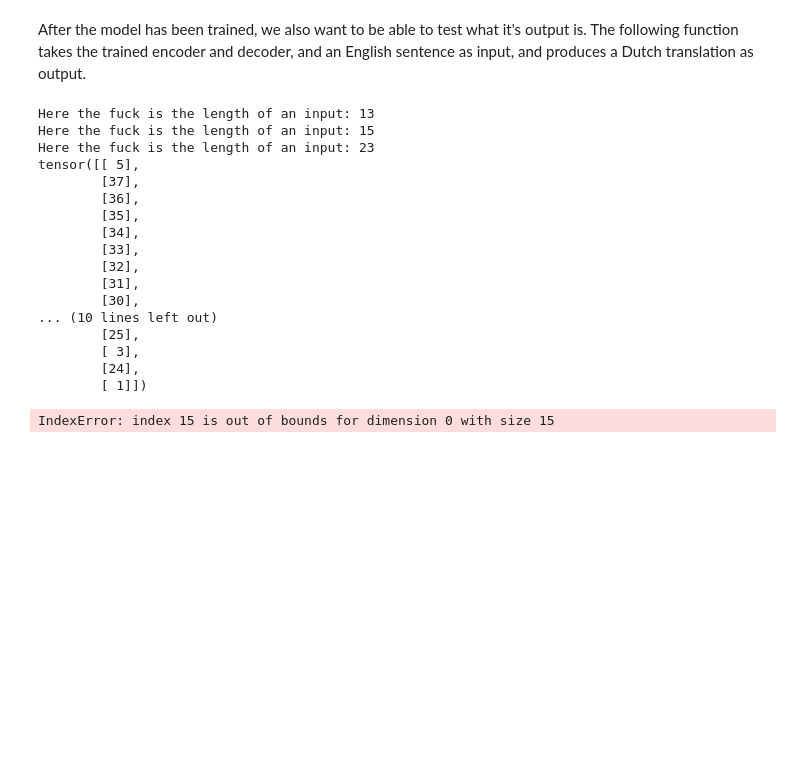
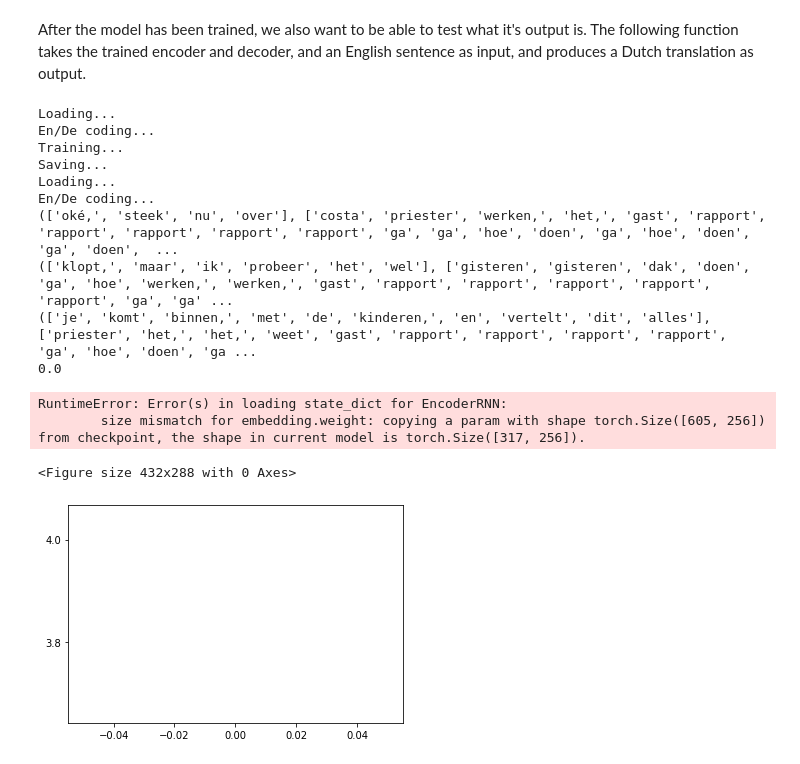
Before and after one commit to Veranep/TMCI_Kamiel_Baran_Vera, a Jupyter notebook: model_changes_notebook.ipynb, the cells around one changed output. Saved outputs shown, nothing was run; the diff lists cells and outputs as text; code cells hidden in the pictures; blank space fills up the shorter version.

Commit message:
Fixed the memory issues, created new dataset sample.

```diff
--- a/model_changes_notebook.ipynb
+++ b/model_changes_notebook.ipynb
@@ -98,7 +99,7 @@ class DecoderRNN(nn.Module):
     def initHidden(self):
         return torch.zeros(1, 1, self.hidden_size, device=device)
 # %%
-MAX_LENGTH = 15 # This depends on the length of sentences in our sample set. For actual training it needs to be higher.
+MAX_LENGTH = 20 # This depends on the length of sentences in our sample set. For actual training it needs to be higher.
 
 class AttnDecoderRNN(nn.Module):
     def __init__(self, hidden_size, output_size, dropout_p=0.1, max_length=MAX_LENGTH):
@@ -139,7 +140,14 @@ class AttnDecoderRNN(nn.Module):
 We need the following helper functions for our training. When given a pair of sentences, we want to make two tensors from them, containing the indexes of each word in the sentence.
 # %%
 def indexesFromSentence(lang, sentence):
-    return [lang.word2index[word] for word in sentence.split(' ')]
+    total = list()
+    for word in sentence.split(" "):
+        try:
+            total.append(lang.word2index[word])
+        except:
+            print(f"This is the word: {word}")
+            raise Exception("We fucked up, and its a key error")
+    return total
 
 
 def tensorFromSentence(lang, sentence):
@@ -243,12 +251,9 @@ def train_teacher(input_tensor, target_tensor, encoder, decoder, encoder_optimiz
 
     loss = 0
 
-    print(f"Here the fuck is the length of an input: {input_length}")
-    if input_length > 15: print(input_tensor)
     for ei in range(input_length):
         encoder_output, encoder_hidden = encoder(
             input_tensor[ei], encoder_hidden)
-        # print(f"The s one:\n{encoder_outputs}\nThe one without{encoder_output}")
         encoder_outputs[ei] = encoder_output[0, 0]
 
     decoder_input = torch.tensor([[SOS_token]], device=device)
@@ -340,8 +345,8 @@ def evaluate(encoder, decoder, sentence, max_length=MAX_LENGTH):
         decoded_words = []
 
         for di in range(max_length):
-            decoder_output, decoder_hidden = decoder(
-                decoder_input, decoder_hidden)
+            decoder_output, decoder_hidden, decoder_attention = decoder(
+                decoder_input, decoder_hidden, encoder_outputs)
             topv, topi = decoder_output.data.topk(1)
             if topi.item() == EOS_token:
                 decoded_words.append('<EOS>')
@@ -382,26 +387,25 @@ hidden_size = 256
 training_chunk_num = 8
 test_chunk_num = 3
 initialized = False
-show_progress = False
-pickle_off = f"data{folder_separator}sample_shorty.pkl"
+show_progress = True
+pickle_off = f"data{folder_separator}data/sample_not_a_sample.pkl"
 
 file_stream = (open(pickle_off, "rb"))
 while training_chunk_num:
     try:
         # Read the pickle manually, to keep track of the stream
+        print("Loading...")
         pairs = pickle.load(file_stream)
         random.shuffle(pairs)
         input_lang, output_lang = lang_class_maker(pairs, 'en', 'nl')
 
         # Prepare the encoder and the attention decoder
+        print("En/De coding...")
         encoder1 = EncoderRNN(input_lang.n_words, hidden_size).to(device)
         attndecoder1 = AttnDecoderRNN(hidden_size, output_lang.n_words).to(device)
 
         # Load the previous states if its already initialized
         if initialized:
-            encoder1.load_state_dict(torch.load(f'models{folder_separator}model1encoder.pt'))
-            attndecoder1.load_state_dict(torch.load(f'models{folder_separator}model1attn_decoder.pt'))
-
             # To show progress, we can evaluate each step with the next chunk before using
             # it on training
             if show_progress:
@@ -409,62 +413,65 @@ while training_chunk_num:
 
                 for pair in pairs:
                     to_be_evaluated[0].append(pair[1].split(' '))
-                    to_be_evaluated[1].append(evaluate(encoder1, decoder1, pair[0]))
+                    to_be_evaluated[1].append(evaluate(encoder1, attndecoder1, pair[0]))
 
                 for i in range(3):
                     print((to_be_evaluated[0][i], to_be_evaluated[1][i]))
 
                 print(bleu_text(to_be_evaluated[0], to_be_evaluated[1]))
+
+            encoder1.load_state_dict(torch.load(f'models{folder_separator}model1encoder.pt'))
+            attndecoder1.load_state_dict(torch.load(f'models{folder_separator}model1attn_decoder.pt'))
         else:
             initialized = True
 
         # This actually trains the model. The good part about this is that you can interrupt or stop it for a bit, and run it again
         # later, to continue the same training.
         # Fix the third value to 10000, and the last to 200. Added a new input of pairs to be sure
-        trainIters(encoder1, attndecoder1, pairs, 50, print_every=10)
+        print("Training...")
+        trainIters(encoder1, attndecoder1, pairs, len(pairs), print_every=200)
 
         # To save the model
+        print("Saving...")
         torch.save(encoder1.state_dict(), f'models{folder_separator}model1encoder.pt')
         torch.save(attndecoder1.state_dict(), f'models{folder_separator}model1attn_decoder.pt')
 
         training_chunk_num -= 1
     # This exception shows when the set is not divided to the exact number of expected chunks
     except EOFError:
         raise Exception("You have reached the end of chunks")
 
+
 while test_chunk_num:
     try:
+        print("Testing chunk...")
         pairs = pickle.load(file_stream)
         to_be_evaluated=[[],[]]
 
         for pair in pairs:
             to_be_evaluated[0].append(pair[1].split(' '))
             to_be_evaluated[1].append(evaluate(encoder1, decoder1, pair[0]))
 
         for i in range(3):
             print((to_be_evaluated[0][i], to_be_evaluated[1][i]))
 
         print(bleu_text(to_be_evaluated[0], to_be_evaluated[1]))
 
         test_chunk_num -= 1
     except EOFError:
         raise Exception("You have reached the end of chunks")
 # %% [output]
-Here the fuck is the length of an input: 13
-Here the fuck is the length of an input: 15
-Here the fuck is the length of an input: 23
-tensor([[ 5],
-        [37],
-        [36],
-        [35],
-        [34],
-        [33],
-        [32],
-        [31],
-        [30],
-... (10 lines left out)
-        [25],
-        [ 3],
-        [24],
-        [ 1]])
+Loading...
+En/De coding...
+Training...
+Saving...
+Loading...
+En/De coding...
+(['oké,', 'steek', 'nu', 'over'], ['costa', 'priester', 'werken,', 'het,', 'gast', 'rapport', 'rapport', 'rapport', 'rapport', 'rapport', 'ga', 'ga', 'hoe', 'doen', 'ga', 'hoe', 'doen', 'ga', 'doen',  ...
+(['klopt,', 'maar', 'ik', 'probeer', 'het', 'wel'], ['gisteren', 'gisteren', 'dak', 'doen', 'ga', 'hoe', 'werken,', 'werken,', 'gast', 'rapport', 'rapport', 'rapport', 'rapport', 'rapport', 'ga', 'ga' ...
+(['je', 'komt', 'binnen,', 'met', 'de', 'kinderen,', 'en', 'vertelt', 'dit', 'alles'], ['priester', 'het,', 'het,', 'weet', 'gast', 'rapport', 'rapport', 'rapport', 'rapport', 'ga', 'hoe', 'doen', 'ga ...
+0.0
-IndexError: index 15 is out of bounds for dimension 0 with size 15
+RuntimeError: Error(s) in loading state_dict for EncoderRNN:
+        size mismatch for embedding.weight: copying a param with shape torch.Size([605, 256]) from checkpoint, the shape in current model is torch.Size([317, 256]).
+<Figure size 432x288 with 0 Axes>
+[figure, added]
```
Also changed, not shown: parts of 1 cell of this notebook, 1 other file.
